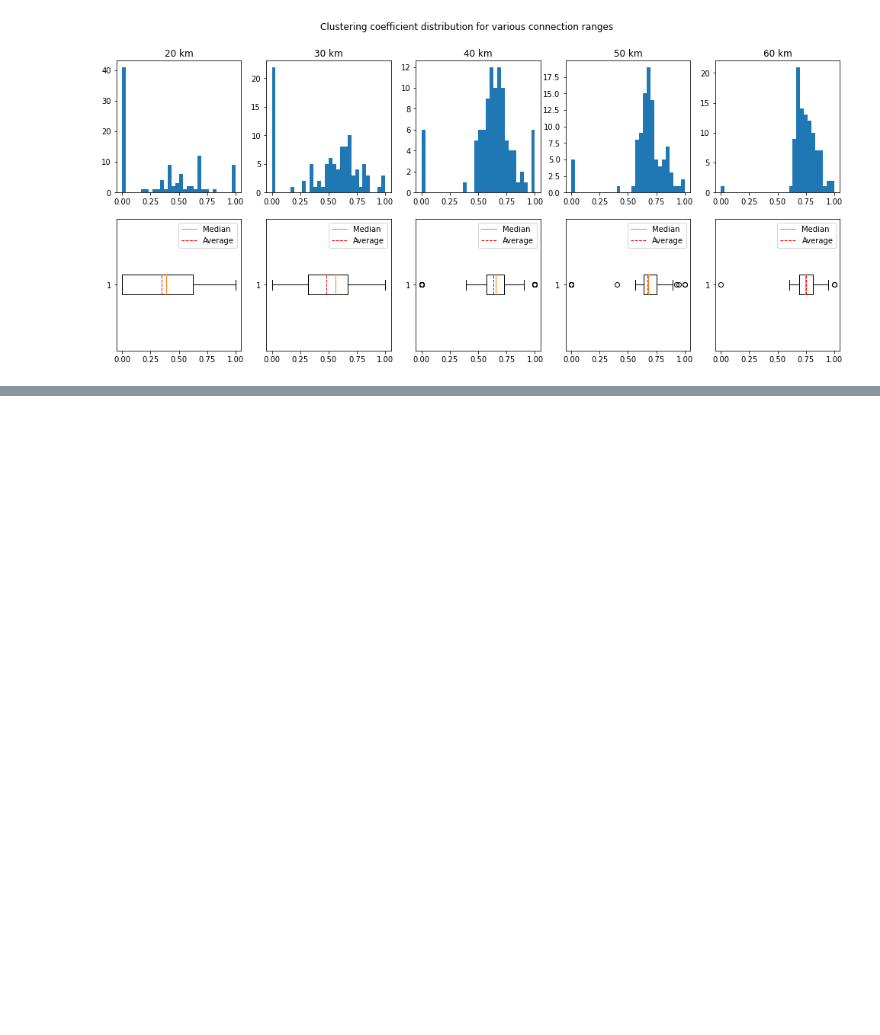
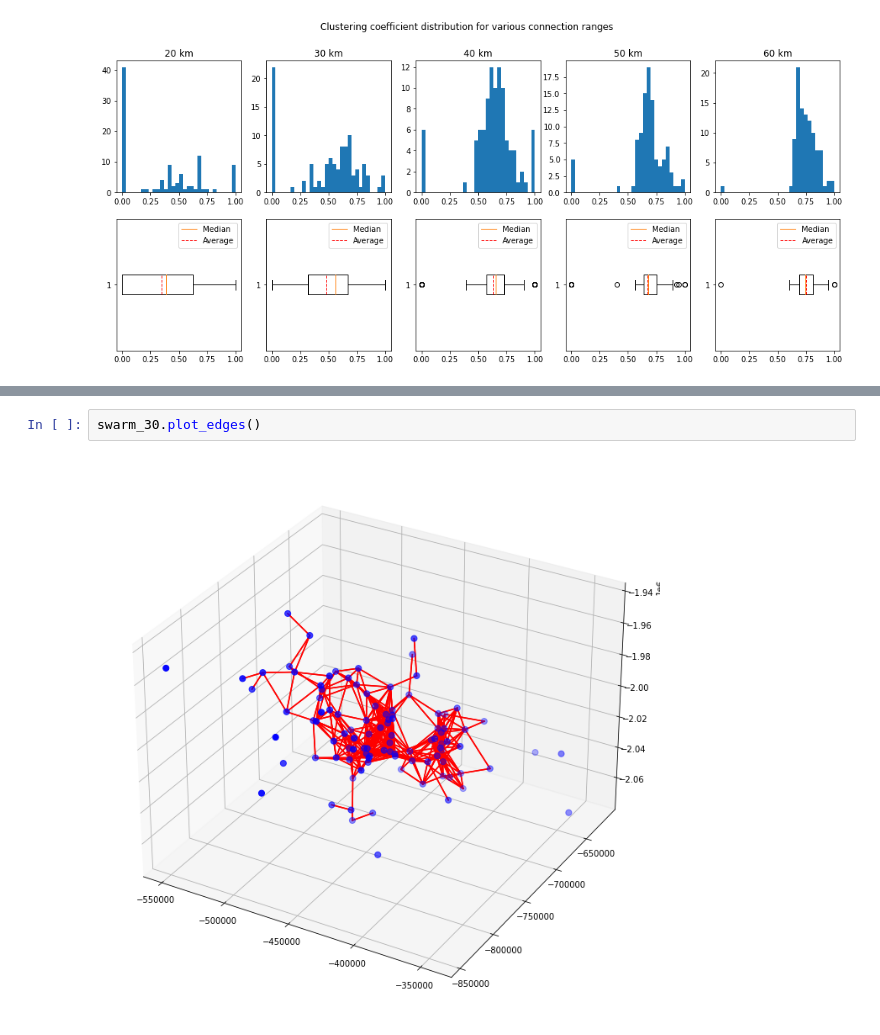
Before and after one commit to eakopyan/SwarmPy_Simulator, a Jupyter notebook: src/swarm_characterization.ipynb, the cells around one changed output, grey strips where cells are left out. Cells and saved outputs as stored; diff of their text form; blank space fills up the shorter version.

```diff
--- a/src/swarm_characterization.ipynb
+++ b/src/swarm_characterization.ipynb
@@ -497,0 +569,4 @@ ax[1][4].legend([bp['medians'][0], bp['means'][0]], ['Median', 'Average'])
+# %%
+swarm_30.plot_edges()
+# %% [output]
+[figure, added]
```
Also changed, not shown: parts of 7 cells of this notebook, 1 other file.
